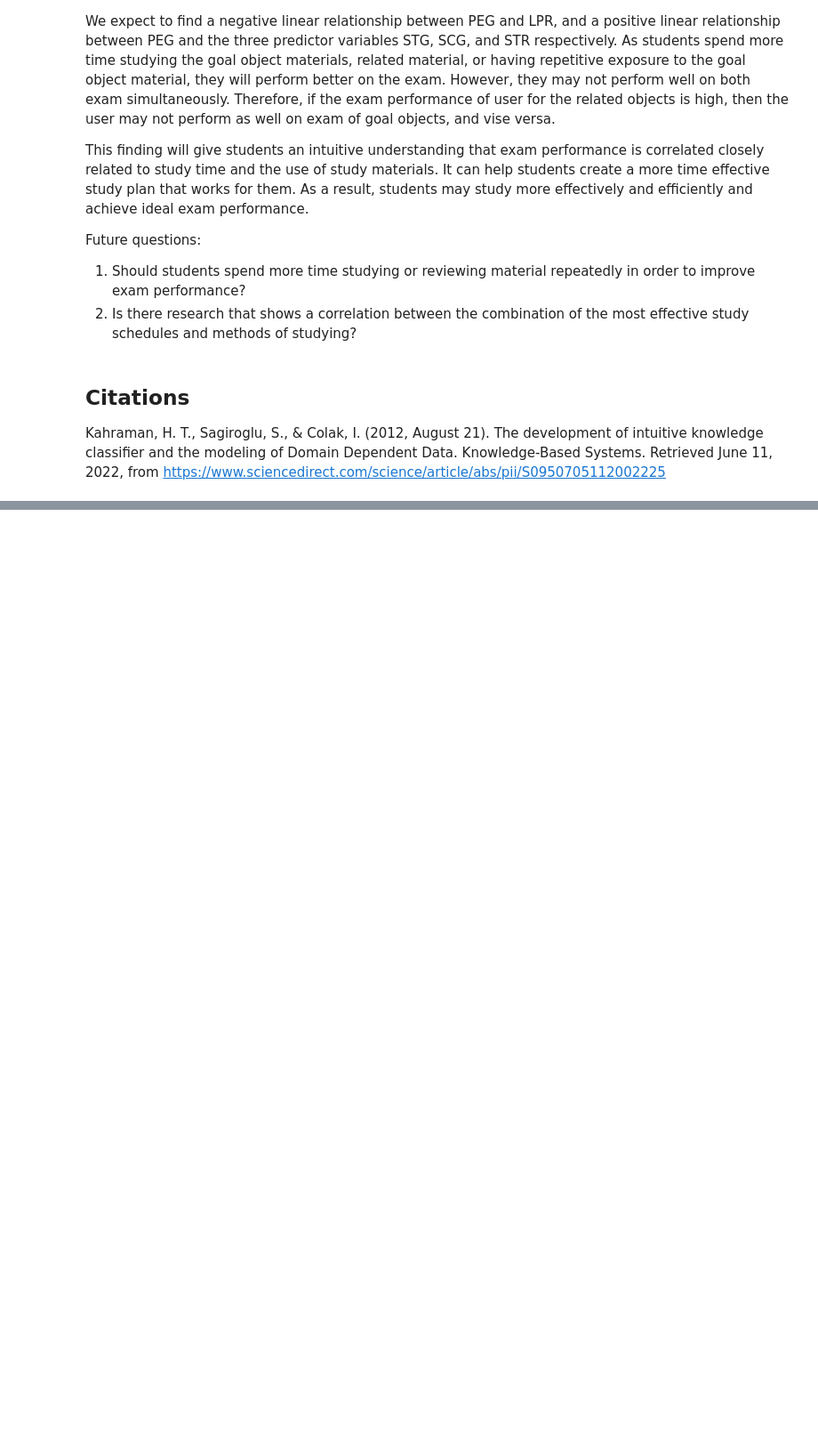
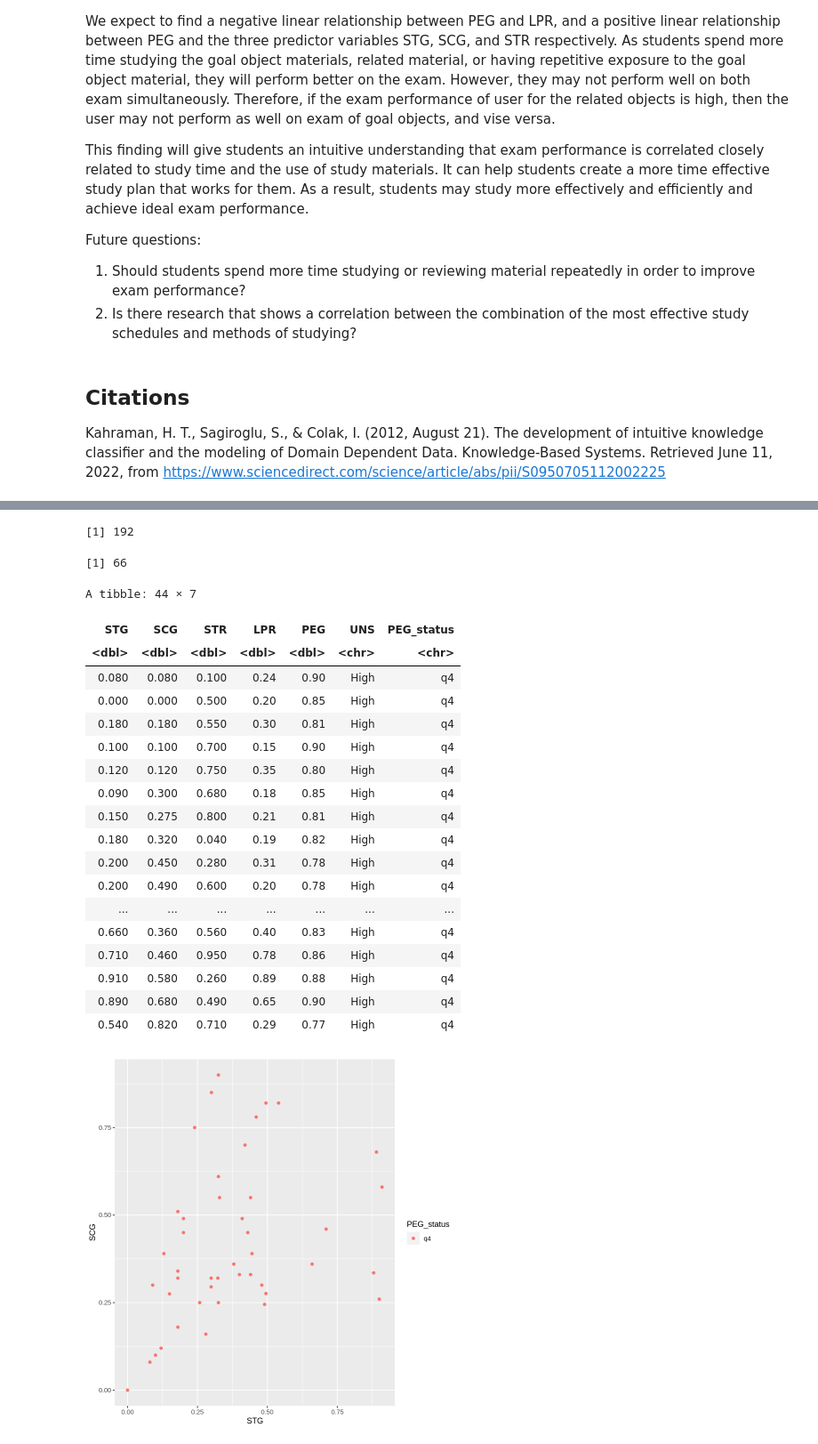
Before and after one commit to jechikaleeu/project-DSCI100, a Jupyter notebook: group24_project_proposal.ipynb, the cells around one changed output, grey strips where cells are left out. Shown at 89% size. Cells and saved outputs as stored; diff of their text form; code cells hidden in the pictures; blank space fills up the shorter version.

```diff
--- a/group24_project_proposal.ipynb
+++ b/group24_project_proposal.ipynb
@@ -210,0 +374,36 @@ Kahraman, H. T., Sagiroglu, S., &amp; Colak, I. (2012, August 21). The developme
+# %%
+nrow(uk_train)
+nrow(uk_test)
+# %% [output]
+[1] 192
+[1] 66
+# %%
+uk_data_peg_filter <- uk_data_new %>%
+    filter(PEG_status == "q4")
+uk_data_peg_filter
+
+stgscg_plotf <- uk_data_peg_filter %>% #not that good
+    ggplot(aes(x = STG, y = SCG, color = PEG_status)) +
+    geom_point()
+stgscg_plotf
+# %% [output]
+A tibble: 44 × 7
+| STG | SCG | STR | LPR | PEG | UNS | PEG_status |
+| <dbl> | <dbl> | <dbl> | <dbl> | <dbl> | <chr> | <chr> |
+| 0.080 | 0.080 | 0.100 | 0.24 | 0.90 | High | q4 |
+| 0.000 | 0.000 | 0.500 | 0.20 | 0.85 | High | q4 |
+| 0.180 | 0.180 | 0.550 | 0.30 | 0.81 | High | q4 |
+| 0.100 | 0.100 | 0.700 | 0.15 | 0.90 | High | q4 |
+| 0.120 | 0.120 | 0.750 | 0.35 | 0.80 | High | q4 |
+| 0.090 | 0.300 | 0.680 | 0.18 | 0.85 | High | q4 |
+| 0.150 | 0.275 | 0.800 | 0.21 | 0.81 | High | q4 |
+| 0.180 | 0.320 | 0.040 | 0.19 | 0.82 | High | q4 |
+| 0.200 | 0.450 | 0.280 | 0.31 | 0.78 | High | q4 |
+| 0.200 | 0.490 | 0.600 | 0.20 | 0.78 | High | q4 |
+| ... | ... | ... | ... | ... | ... | ... |
+| 0.660 | 0.360 | 0.560 | 0.40 | 0.83 | High | q4 |
+| 0.710 | 0.460 | 0.950 | 0.78 | 0.86 | High | q4 |
+| 0.910 | 0.580 | 0.260 | 0.89 | 0.88 | High | q4 |
+| 0.890 | 0.680 | 0.490 | 0.65 | 0.90 | High | q4 |
+| 0.540 | 0.820 | 0.710 | 0.29 | 0.77 | High | q4 |
+[figure, added]
```
Also changed, not shown: parts of 8 cells of this notebook.
